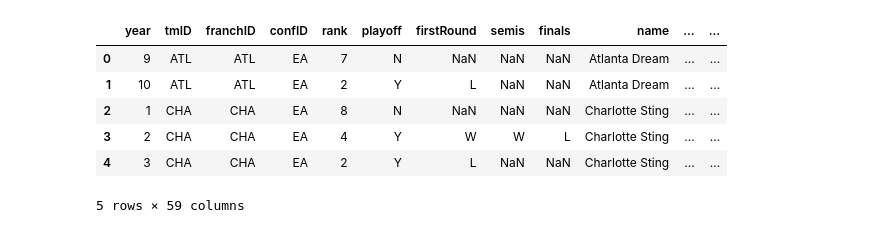
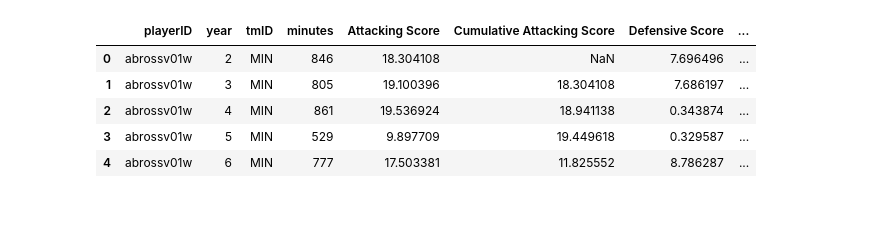
Before and after one commit to sirkotal/feup-ac, a Jupyter notebook: playersNotebook.ipynb, the cells around one changed output. Drawn from its saved outputs; the diff is of its cells as text; code cells hidden in the pictures.

```diff
--- a/playersNotebook.ipynb
+++ b/playersNotebook.ipynb
@@ -43,6 +43,18 @@ throws = (
 
 stats_df_players["Attacking Score"] = (0.4 * shooting) + (0.25 * turnovers) + (0.20 * rebounding) + (0.15 * throws)
 
+stats_df_players['Cumulative Attacking Score'] = 0.0
+def calculate_cumulative_attacking_score(group):
+    group.loc[group.index[0], 'Cumulative Attacking Score'] = group.loc[group.index[0], 'Attacking Score']
+    for i in range(1, len(group)):
+        group.loc[group.index[i], 'Cumulative Attacking Score'] = (
+            group.loc[group.index[i], 'Attacking Score'] * 0.7 + group.loc[group.index[i-1], 'Attacking Score'] * 0.3
+        )
+    group['Cumulative Attacking Score'] = group['Cumulative Attacking Score'].shift(1)
+    return group
+
+stats_df_players = stats_df_players.groupby('playerID').apply(calculate_cumulative_attacking_score).reset_index(drop=True)
+
 blocking = (
     np.where(df_players['minutes'] > 0, df_players['blocks'] / df_players['minutes'], 0) * 0.4 +
     np.where(df_players['PostMinutes'] > 0, df_players['PostBlocks'] / df_players['PostMinutes'], 0) * 0.6
@@ -60,50 +72,64 @@ rebounding = (
 
 stats_df_players["Defensive Score"] = (0.45 * blocking) + (0.30 * steals) + (0.25 * rebounding)
 
+stats_df_players['Cumulative Defensive Score'] = 0.0
+def calculate_cumulative_defensive_score(group):
+    group.loc[group.index[0], 'Cumulative Defensive Score'] = group.loc[group.index[0], 'Defensive Score']
+    for i in range(1, len(group)):
+        group.loc[group.index[i], 'Cumulative Defensive Score'] = (
+            group.loc[group.index[i], 'Defensive Score'] * 0.7 + group.loc[group.index[i-1], 'Defensive Score'] * 0.3
+        )
+    group['Cumulative Defensive Score'] = group['Cumulative Defensive Score'].shift(1)
+    return group
+
+stats_df_players = stats_df_players.groupby('playerID').apply(calculate_cumulative_defensive_score).reset_index(drop=True)
+
 '''stats_df_players["Defensive Score"] = np.where(
     df_players['PostMinutes'] == 0,
     df_players['blocks'] / df_players['minutes'],
     np.where(
         df_players['minutes'] == 0,
         df_players['PostBlocks'] / df_players['PostMinutes'],
         (df_players['blocks'] / df_players['minutes']) * 0.4 + (df_players['PostBlocks'] / df_players['PostMinutes']) * 0.6
     )
 )'''
 
-awards_count = df_awards.groupby(['playerID', 'year']).size().reset_index(name='awards_count')
-stats_df_players = awards_count.merge(stats_df_players, how="outer", on=["playerID", "year"])
 
-stats_df_players["Awards Count"] = stats_df_players["awards_count"].fillna(0)
+#awards_count = df_awards.groupby(['playerID', 'year']).size().reset_index(name='awards_count')
+#stats_df_players = awards_count.merge(stats_df_players, how="outer", on=["playerID", "year"])
+
+#stats_df_players["Awards Count"] = stats_df_players["awards_count"].fillna(0)
 
 #stats_df_players.dropna(axis=0, how='any', inplace=True)
 #stats_df_players.isna().sum()
 
 #gajos com 0 minutos
 #df_players.loc[df_players['minutes'] <= 0, ['minutes', 'PostMinutes']]
 
 stats_df_players.head()
 
 df_teams = pd.read_csv('dataset/processed/teams_processed.csv')
 
-team_stats = stats_df_players.groupby(['tmID', 'year'])[['Attacking Score', 'Defensive Score', 'Awards Count']].mean().reset_index()
+team_stats = stats_df_players.groupby(['tmID', 'year'])[['Attacking Score', 'Defensive Score']].mean().reset_index()
 
-team_stats[['Attacking Score', 'Defensive Score', 'Awards Count']] = (
-    team_stats.groupby('tmID')[['Attacking Score', 'Defensive Score', 'Awards Count']].shift(1)
+team_stats[['Attacking Score', 'Defensive Score']] = (
+    team_stats.groupby('tmID')[['Attacking Score', 'Defensive Score']].shift(1)
 )
 
 df_teams = pd.merge(df_teams, team_stats, on=['tmID', 'year'], how='left')
 
 df_teams.to_csv('dataset/processed/teams_test.csv', index=False)
 
 
 df_teams.head()
+stats_df_players.head()
+
 #df_teams["Defensive Score"] =
-#df_teams["Awards Count"] =
+#df_teams["Awards Count"]
 # %% [output]
-|  | year | tmID | franchID | confID | rank | playoff | firstRound | semis | finals | name | ... | ... |
-| 0 | 9 | ATL | ATL | EA | 7 | N | NaN | NaN | NaN | Atlanta Dream | ... | ... |
-| 1 | 10 | ATL | ATL | EA | 2 | Y | L | NaN | NaN | Atlanta Dream | ... | ... |
-| 2 | 1 | CHA | CHA | EA | 8 | N | NaN | NaN | NaN | Charlotte Sting | ... | ... |
-| 3 | 2 | CHA | CHA | EA | 4 | Y | W | W | L | Charlotte Sting | ... | ... |
-| 4 | 3 | CHA | CHA | EA | 2 | Y | L | NaN | NaN | Charlotte Sting | ... | ... |
+|  | playerID | year | tmID | minutes | Attacking Score | Cumulative Attacking Score | Defensive Score | ... |
+| 0 | abrossv01w | 2 | MIN | 846 | 18.304108 | NaN | 7.696496 | ... |
+| 1 | abrossv01w | 3 | MIN | 805 | 19.100396 | 18.304108 | 7.686197 | ... |
+| 2 | abrossv01w | 4 | MIN | 861 | 19.536924 | 18.941138 | 0.343874 | ... |
+| 3 | abrossv01w | 5 | MIN | 529 | 9.897709 | 19.449618 | 0.329587 | ... |
+| 4 | abrossv01w | 6 | MIN | 777 | 17.503381 | 11.825552 | 8.786287 | ... |
-5 rows × 59 columns
```
Also changed, not shown: 4 other files.
